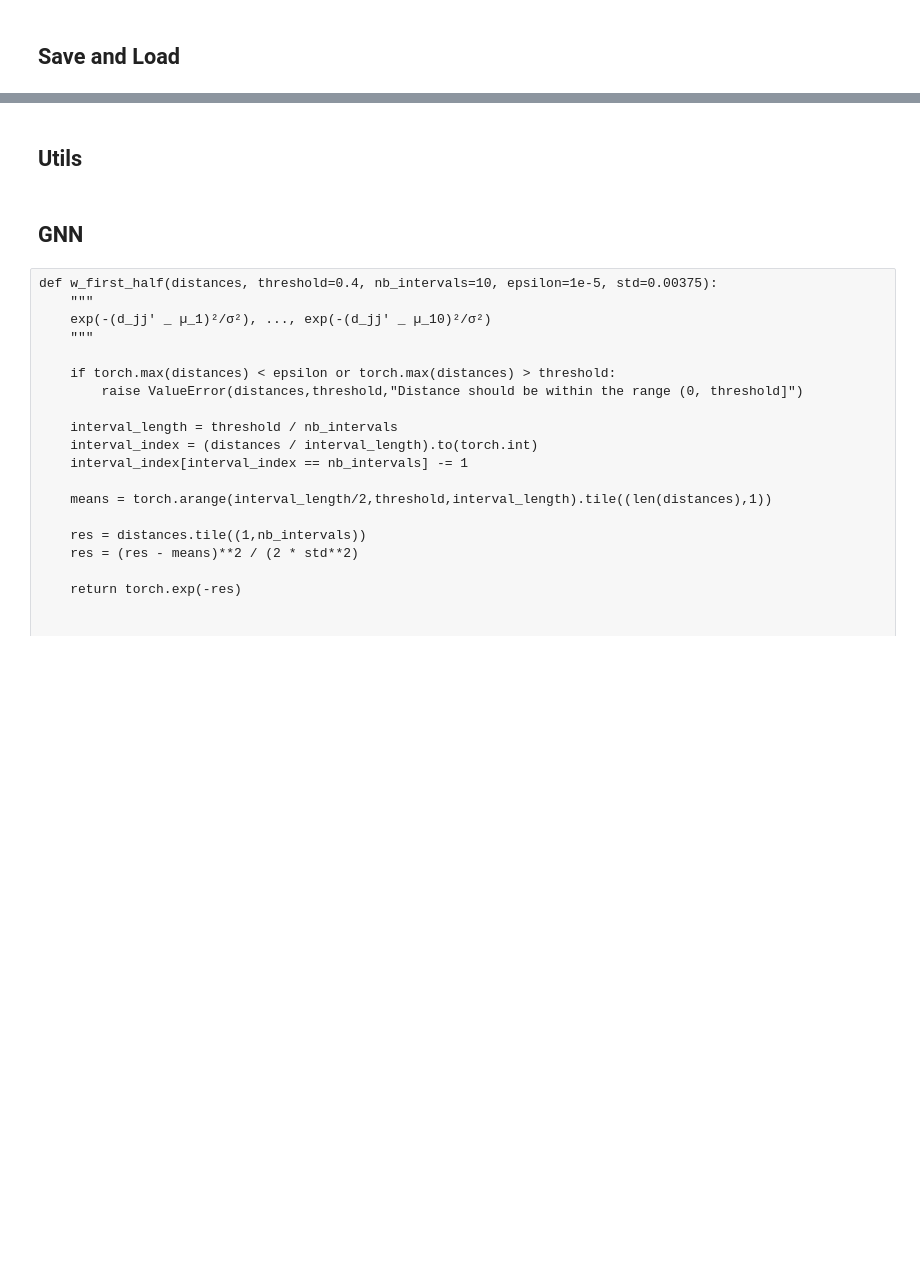
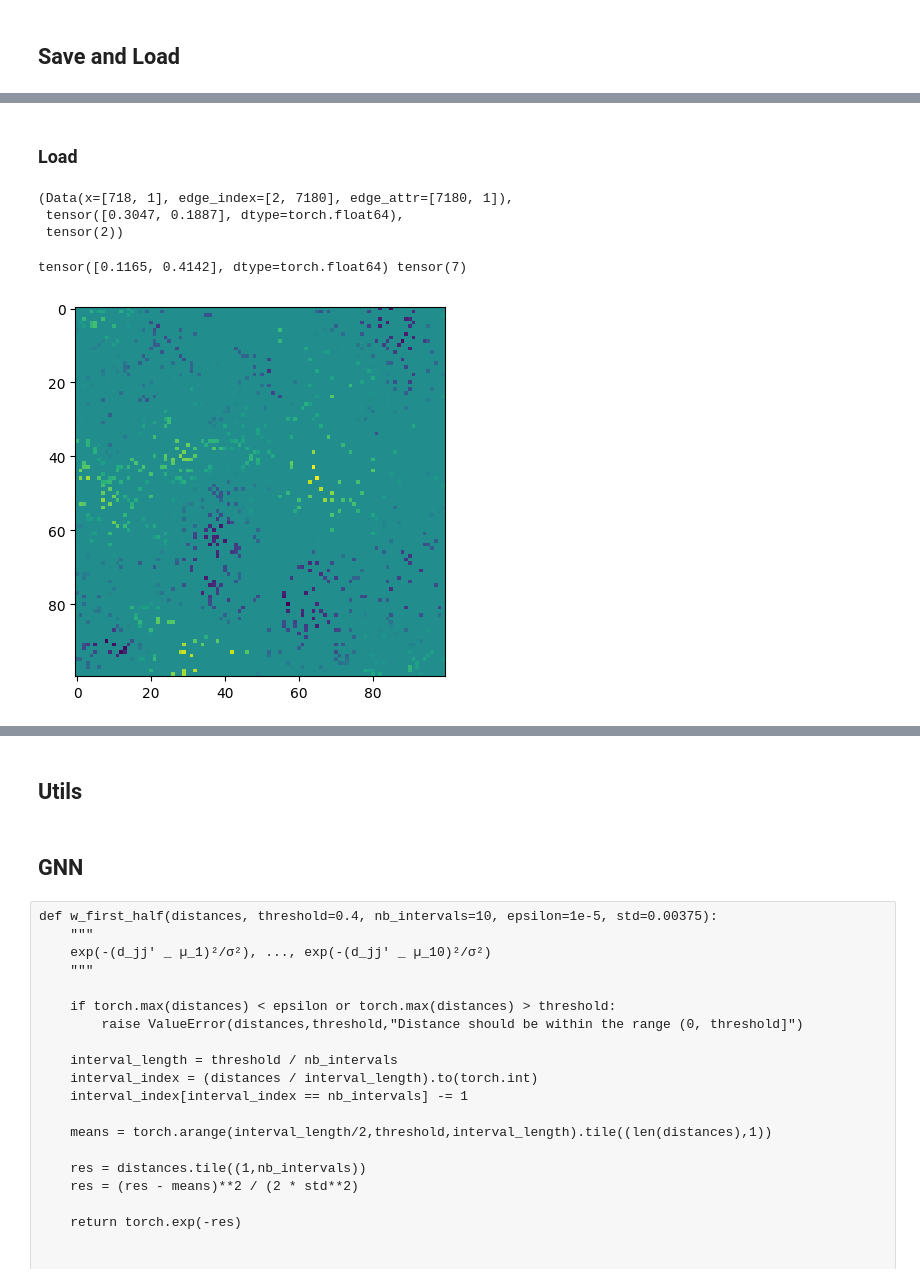
Before and after one commit to DarenXL/Neural_ST_inference, a Jupyter notebook: Code GNN/Amortized_Methods_Geostatistics.ipynb, the cells around one changed output, grey strips where cells are left out. Cells and saved outputs as stored; diff of their text form; code cells hidden in the pictures; blank space fills up the shorter version.

Commit message:
load data partially

```diff
--- a/Code GNN/Amortized_Methods_Geostatistics.ipynb
+++ b/Code GNN/Amortized_Methods_Geostatistics.ipynb
@@ -459,0 +377,26 @@ print(sampling_train[1][0])
+# %% [markdown]
+### Load
+# %%
+class GraphDataset(Dataset):
+    def __init__(self, theta, deepset):
+        self.theta = theta
+        self.deepset = deepset
+
+    def __len__(self):
+        return len(self.theta)
+
+    def __getitem__(self, idx):
+        data = torch.load(file+"/graphs/train_graph"+str(idx)+".pt", weights_only=False)
+        return (data, self.theta[idx], self.deepset[idx])
+
+class GridDataset(Dataset):
+    def __init__(self, theta, deepset):
+        self.theta = theta
+        self.deepset = deepset
+
+    def __len__(self):
+        return len(self.theta)
+
+    def __getitem__(self, idx):
+        data = torch.load(file+"/grids/train_grid"+str(idx)+".pt")
+        return (data, self.theta[idx], self.deepset[idx])
@@ -459,0 +419,27 @@ print(sampling_train[1][0])
+# %%
+dataset_graph = GraphDataset(train_theta[:200], train_deepset[:200])
+dataset_graph_test = GraphDataset(test_theta, test_deepset)
+
+dataset_grid = GridDataset(train_theta[:200], train_deepset[:200])
+dataset_grid_test = GridDataset(test_theta, test_deepset)
+
+
+loader_graph = DataLoader(dataset_graph, batch_size, shuffle=True)
+loader_graph_test = DataLoader(dataset_graph_test, nm_test, shuffle=False)
+
+loader_grid = DataLoader(dataset_grid, batch_size, shuffle=True)
+loader_grid_test = DataLoader(dataset_grid_test, nm_test, shuffle=False)
+
+sampling_test = [(gl.Db.createFromNF(file+"/samples/test_sample"+str(i)), test_theta[i], test_deepset[i]) for i in range(nm_test)]
+# %%
+dataset_graph[2]
+# %% [output]
+(Data(x=[718, 1], edge_index=[2, 7180], edge_attr=[7180, 1]),
+ tensor([0.3047, 0.1887], dtype=torch.float64),
+ tensor(2))
+# %%
+plt.imshow(dataset_grid[7][0][0])
+print(dataset_grid[7][1], dataset_grid[7][2])
+# %% [output]
+tensor([0.1165, 0.4142], dtype=torch.float64) tensor(7)
+[figure, added]
```
Also changed, not shown: parts of 35 cells of this notebook, 1 other file.
